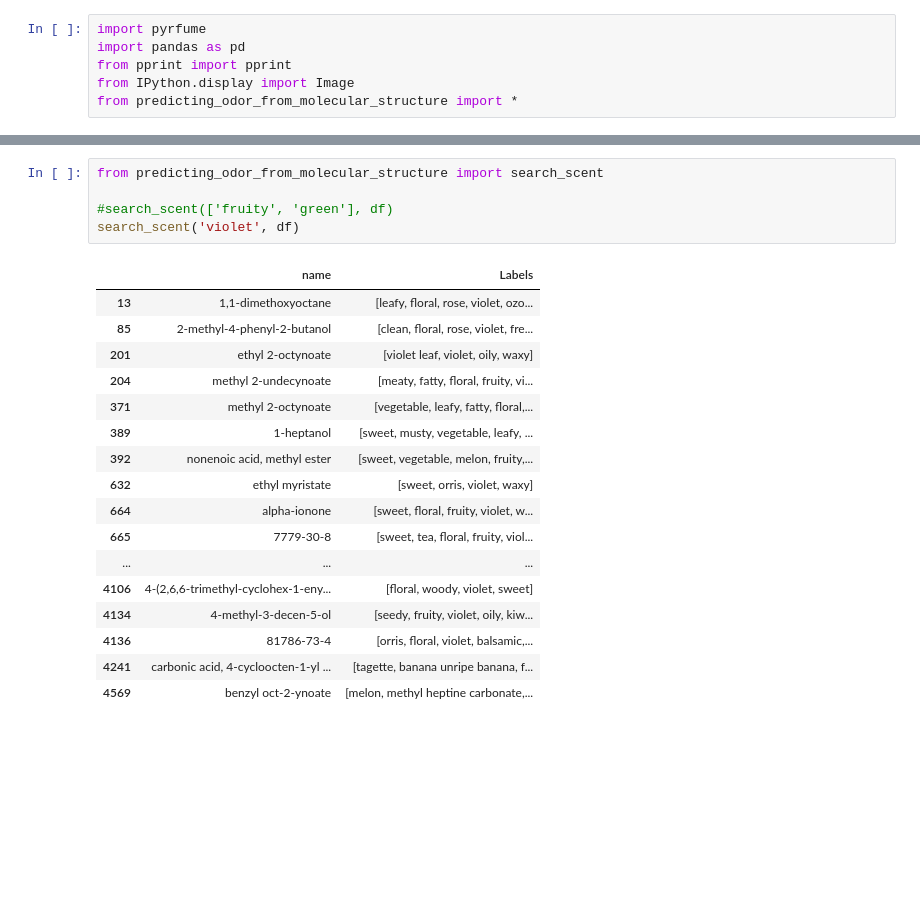
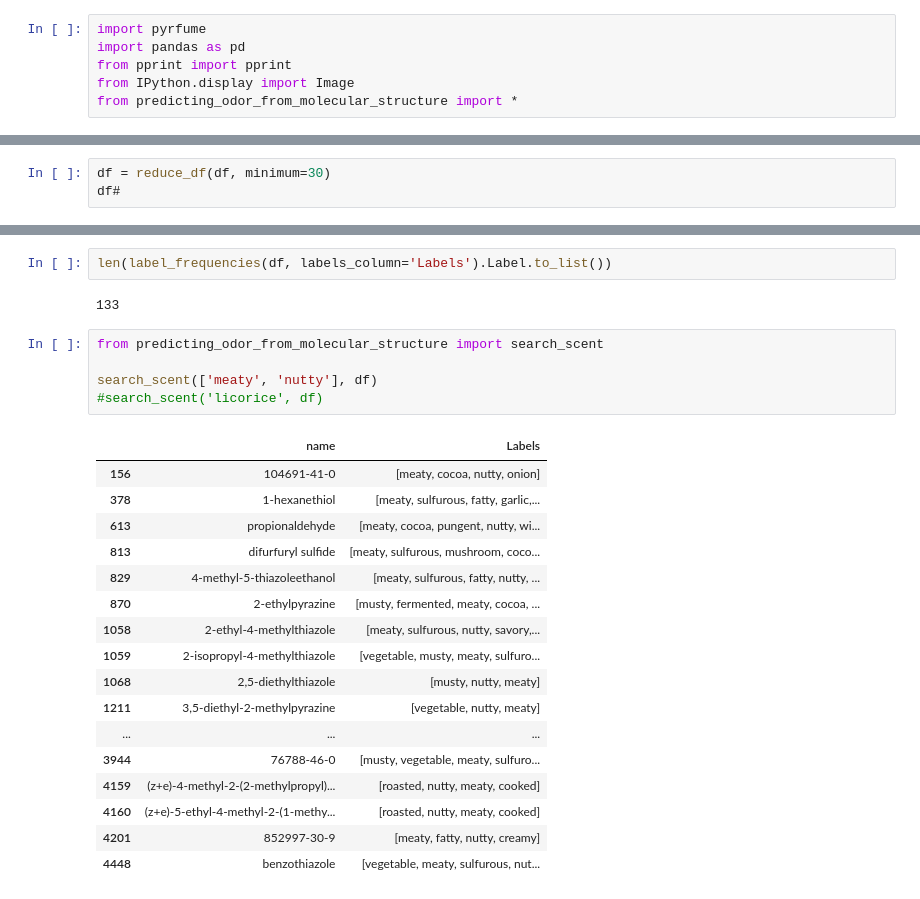
Before and after one commit to cluiverto/osmo, a Jupyter notebook: notebooks/goodscents.ipynb, the cells around one changed output, grey strips where cells are left out. Drawn from its saved outputs; the diff is of its cells as text; blank space fills up the shorter version.

```diff
--- a/notebooks/goodscents.ipynb
+++ b/notebooks/goodscents.ipynb
@@ -41,0 +40,3 @@ label_frequencies(df, labels_column='Labels')
+# %%
+df = reduce_df(df, minimum=30)
+df#
@@ -42,24 +57,28 @@ label_frequencies(df, labels_column='Labels')
+# %%
+len(label_frequencies(df, labels_column='Labels').Label.to_list())
+# %% [output]
+133
 # %%
 from predicting_odor_from_molecular_structure import search_scent
 
-#search_scent(['fruity', 'green'], df)
-search_scent('violet', df)
+search_scent(['meaty', 'nutty'], df)
+#search_scent('licorice', df)
 # %% [output]
 |  | name | Labels |
-| 13 | 1,1-dimethoxyoctane | [leafy, floral, rose, violet, ozo... |
-| 85 | 2-methyl-4-phenyl-2-butanol | [clean, floral, rose, violet, fre... |
-| 201 | ethyl 2-octynoate | [violet leaf, violet, oily, waxy] |
-| 204 | methyl 2-undecynoate | [meaty, fatty, floral, fruity, vi... |
-| 371 | methyl 2-octynoate | [vegetable, leafy, fatty, floral,... |
-| 389 | 1-heptanol | [sweet, musty, vegetable, leafy, ... |
-| 392 | nonenoic acid, methyl ester | [sweet, vegetable, melon, fruity,... |
-| 632 | ethyl myristate | [sweet, orris, violet, waxy] |
-| 664 | alpha-ionone | [sweet, floral, fruity, violet, w... |
-| 665 | 7779-30-8 | [sweet, tea, floral, fruity, viol... |
+| 156 | 104691-41-0 | [meaty, cocoa, nutty, onion] |
+| 378 | 1-hexanethiol | [meaty, sulfurous, fatty, garlic,... |
+| 613 | propionaldehyde | [meaty, cocoa, pungent, nutty, wi... |
+| 813 | difurfuryl sulfide | [meaty, sulfurous, mushroom, coco... |
+| 829 | 4-methyl-5-thiazoleethanol | [meaty, sulfurous, fatty, nutty, ... |
+| 870 | 2-ethylpyrazine | [musty, fermented, meaty, cocoa, ... |
+| 1058 | 2-ethyl-4-methylthiazole | [meaty, sulfurous, nutty, savory,... |
+| 1059 | 2-isopropyl-4-methylthiazole | [vegetable, musty, meaty, sulfuro... |
+| 1068 | 2,5-diethylthiazole | [musty, nutty, meaty] |
+| 1211 | 3,5-diethyl-2-methylpyrazine | [vegetable, nutty, meaty] |
 | ... | ... | ... |
-| 4106 | 4-(2,6,6-trimethyl-cyclohex-1-eny... | [floral, woody, violet, sweet] |
-| 4134 | 4-methyl-3-decen-5-ol | [seedy, fruity, violet, oily, kiw... |
-| 4136 | 81786-73-4 | [orris, floral, violet, balsamic,... |
-| 4241 | carbonic acid, 4-cycloocten-1-yl ... | [tagette, banana unripe banana, f... |
-| 4569 | benzyl oct-2-ynoate | [melon, methyl heptine carbonate,... |
+| 3944 | 76788-46-0 | [musty, vegetable, meaty, sulfuro... |
+| 4159 | (z+e)-4-methyl-2-(2-methylpropyl)... | [roasted, nutty, meaty, cooked] |
+| 4160 | (z+e)-5-ethyl-4-methyl-2-(1-methy... | [roasted, nutty, meaty, cooked] |
+| 4201 | 852997-30-9 | [meaty, fatty, nutty, creamy] |
+| 4448 | benzothiazole | [vegetable, meaty, sulfurous, nut... |
 # %%
```
Also changed, not shown: parts of 24 cells of this notebook, 2 other files.
